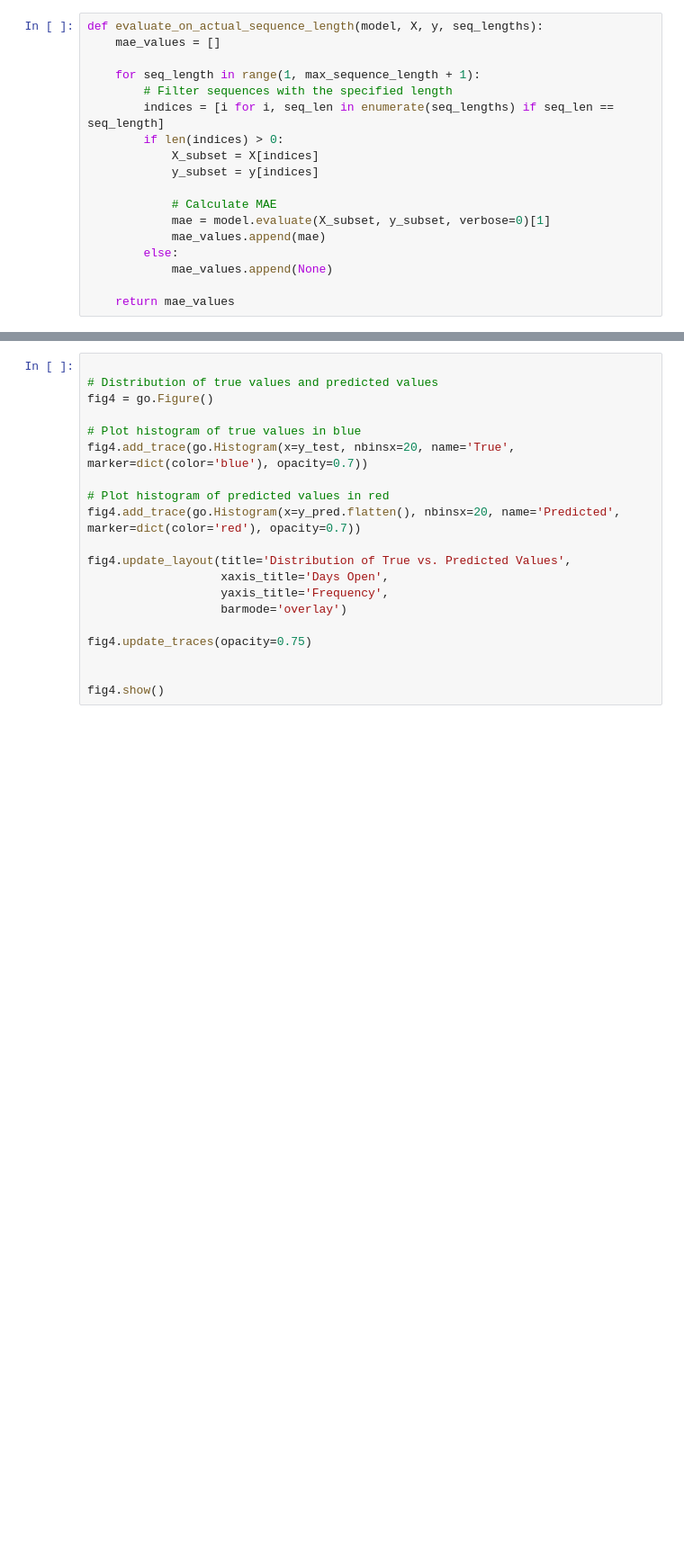
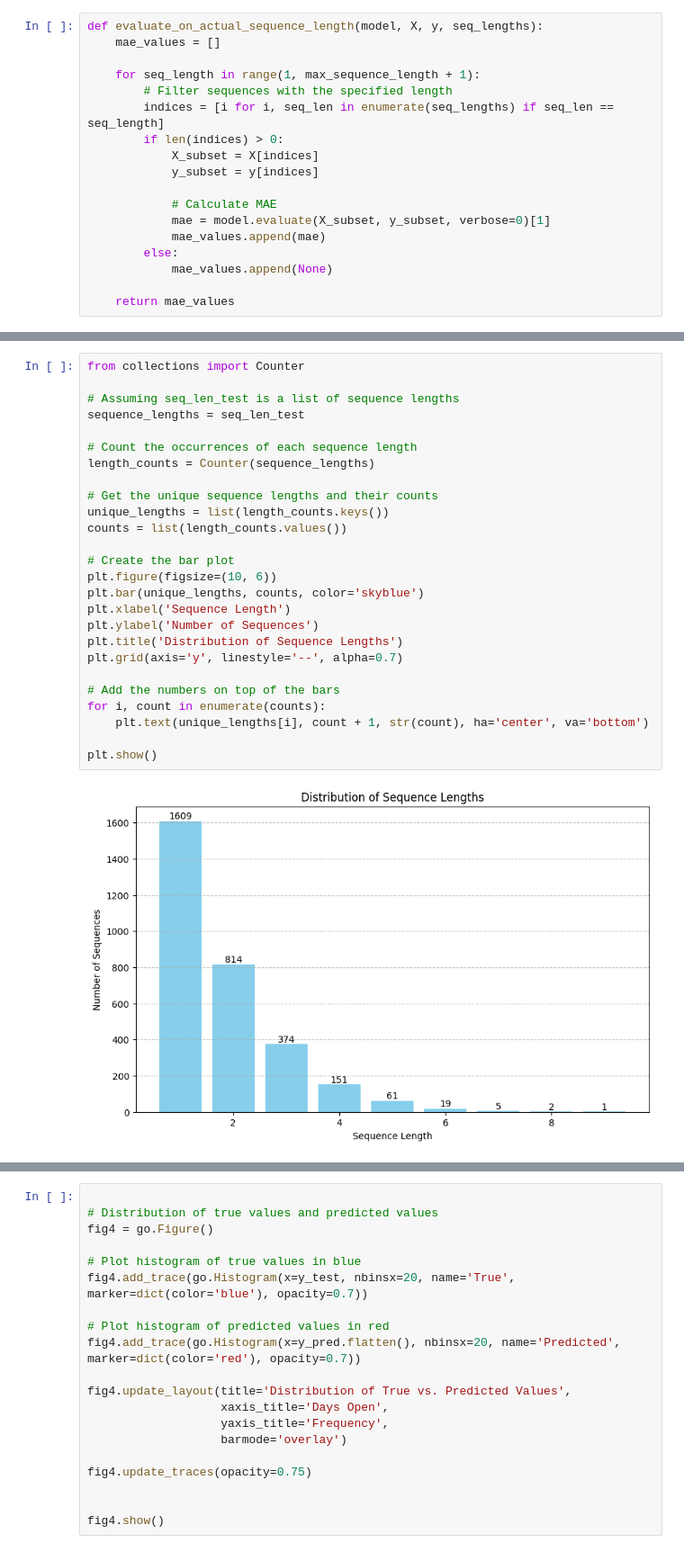
Before and after one commit to mmgh900/days-open-rnn, a Jupyter notebook: days_open_cnn.ipynb, the cells around one changed output, grey strips where cells are left out. Shown at 90% size. Drawn from its saved outputs; the diff is of its cells as text; blank space fills up the shorter version.

```diff
--- a/days_open_cnn.ipynb
+++ b/days_open_cnn.ipynb
@@ -762,3 +826,31 @@ for model_type in ['LSTM', 'BiLSTM']:
+# %%
+from collections import Counter
+
+# Assuming seq_len_test is a list of sequence lengths
+sequence_lengths = seq_len_test
+
+# Count the occurrences of each sequence length
+length_counts = Counter(sequence_lengths)
+
+# Get the unique sequence lengths and their counts
+unique_lengths = list(length_counts.keys())
+counts = list(length_counts.values())
+
+# Create the bar plot
+plt.figure(figsize=(10, 6))
+plt.bar(unique_lengths, counts, color='skyblue')
+plt.xlabel('Sequence Length')
+plt.ylabel('Number of Sequences')
+plt.title('Distribution of Sequence Lengths')
+plt.grid(axis='y', linestyle='--', alpha=0.7)
+
+# Add the numbers on top of the bars
+for i, count in enumerate(counts):
+    plt.text(unique_lengths[i], count + 1, str(count), ha='center', va='bottom')
+
+plt.show()
+# %% [output]
+[figure, added]
 # %%
 import numpy as np
 import matplotlib.pyplot as plt
```
Also changed, not shown: parts of 26 cells of this notebook, 3 other files.
